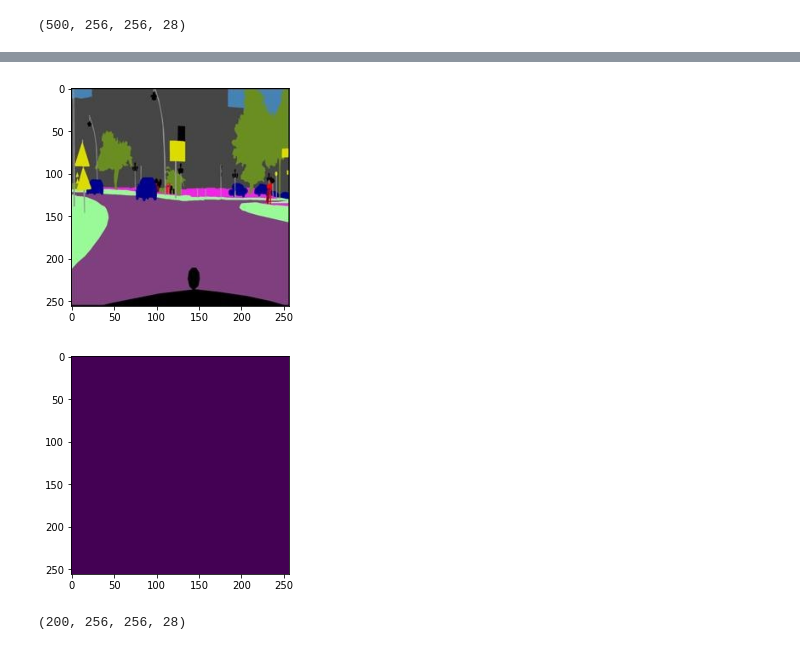
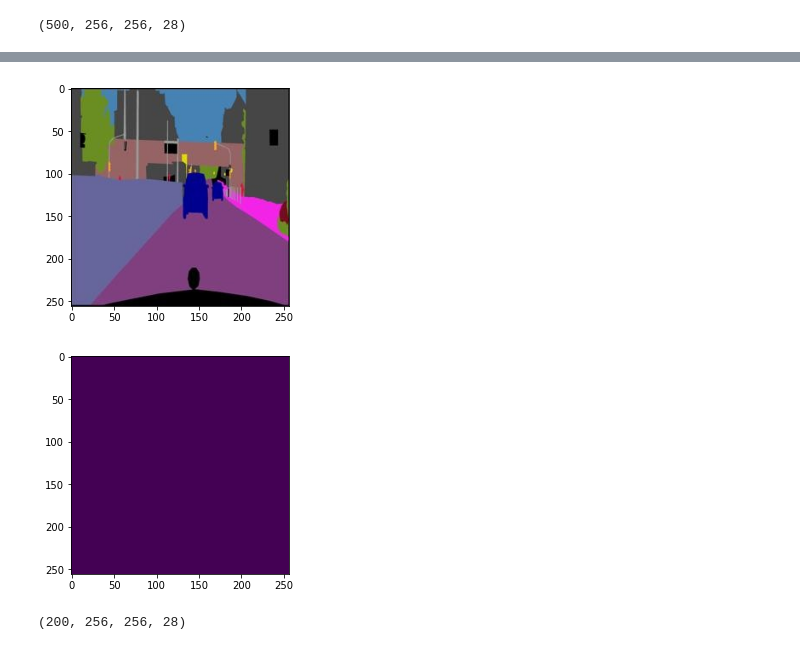
Before and after one commit to humantom88/geekbrains-neural-networks-introduction, a Jupyter notebook: lesson6/homework/homework.ipynb, the cells around one changed output, grey strips where cells are left out. Saved outputs shown, nothing was run; the diff lists cells and outputs as text; code cells hidden in the pictures.

```diff
--- a/lesson6/homework/homework.ipynb
+++ b/lesson6/homework/homework.ipynb
@@ -33,14 +28,20 @@ image_size
 # %% [output]
 (256, 256)
 # %%
-images = []
-masks = []
-for path in train_images_paths:
-    temp_img = image.load_img(path)
-    img = temp_img.crop((0, 0, image_size[0], image_size[1]))
-    mask = temp_img.crop((image_size[0], 0, image_size[0] * 2, image_size[1]))
-    images.append(img)
-    masks.append(mask)
+def load_images_with_masks(paths):
+    images = []
+    masks = []
+
+    for path in train_images_paths:
+        temp_img = image.load_img(path)
+        img = temp_img.crop((0, 0, image_size[0], image_size[1]))
+        mask = temp_img.crop((image_size[0], 0, image_size[0] * 2, image_size[1]))
+        images.append(img)
+        masks.append(mask)
+
+    return images, masks
+
+images, masks = load_images_with_masks(train_images_paths)
 # %%
 from matplotlib import pyplot as plt
 
@@ -118,10 +124,13 @@ cat_yi.shape
 # %% [output]
 (256, 256, 28)
 # %%
-y = []
+def get_target_from_masks(masks):
+  y = []
 
-for mask in masks[0:500]:
-  y_cat, _ = Color2index(image.img_to_array(mask), classes)
-  y.append(y_cat)
+  for mask in masks[0:500]:
+    y_cat, y_in = Color2index(image.img_to_array(mask), classes)
+    y.append(y_cat)
 
-y = np.array(y)
+  y = np.array(y)
+
+  return y
@@ -132,13 +182,13 @@ y.shape
 # %%
-n = 0
+n = 4
 plt.imshow(masks[n].convert('RGBA'))
 plt.show()
-img = y[n][..., 1]
+img = y[n][..., 7]
 
 plt.imshow(img)
 plt.show()
 # %% [output]
-[figure, old version]
+[figure, new version]
 [figure]
 # %%
 N = 300
```
Also changed, not shown: parts of 16 cells of this notebook, 1 other file.
